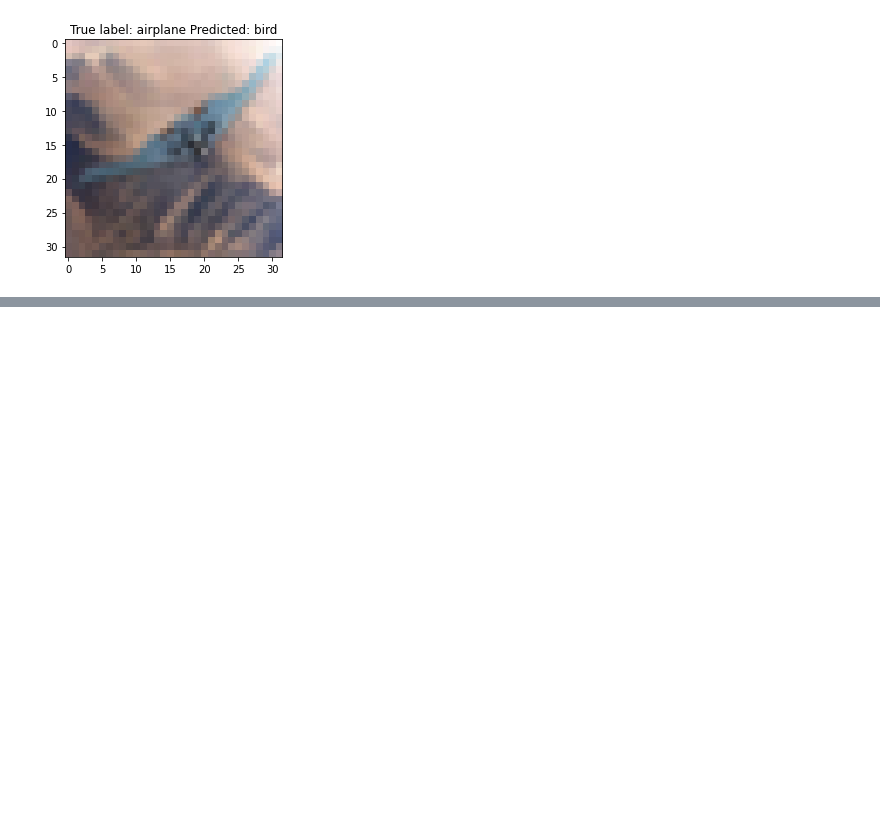
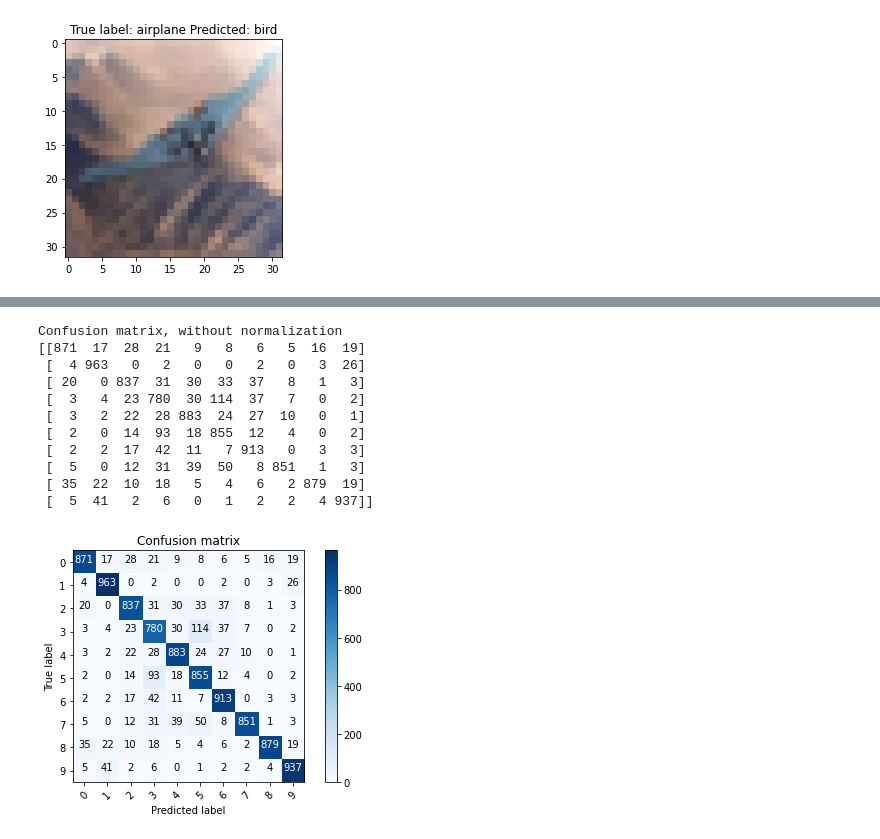
Before and after one commit to kunalbathija/Udemy-TF-2.0, a Jupyter notebook: CNN_CIFAR.ipynb, the cells around one changed output, grey strips where cells are left out. Cells and saved outputs as stored; diff of their text form; code cells hidden in the pictures; blank space fills up the shorter version.

```diff
--- a/CNN_CIFAR.ipynb
+++ b/CNN_CIFAR.ipynb
@@ -154,0 +256,56 @@ plt.title("True label: %s Predicted: %s" % (labels[y_test[i]], labels[p_test[i]]
+# %%
+from sklearn.metrics import confusion_matrix
+import itertools
+
+def plot_confusion_matrix(cm, classes,
+                          normalize=False,
+                          title='Confusion matrix',
+                          cmap=plt.cm.Blues):
+  """
+  This function prints and plots the confusion matrix.
+  Normalization can be applied by setting `normalize=True`.
+  """
+  if normalize:
+      cm = cm.astype('float') / cm.sum(axis=1)[:, np.newaxis]
+      print("Normalized confusion matrix")
+  else:
+      print('Confusion matrix, without normalization')
+
+  print(cm)
+
+  plt.imshow(cm, interpolation='nearest', cmap=cmap)
+  plt.title(title)
+  plt.colorbar()
+  tick_marks = np.arange(len(classes))
+  plt.xticks(tick_marks, classes, rotation=45)
+  plt.yticks(tick_marks, classes)
+
+  fmt = '.2f' if normalize else 'd'
+  thresh = cm.max() / 2.
+  for i, j in itertools.product(range(cm.shape[0]), range(cm.shape[1])):
+      plt.text(j, i, format(cm[i, j], fmt),
+               horizontalalignment="center",
+               color="white" if cm[i, j] > thresh else "black")
+
+  plt.tight_layout()
+  plt.ylabel('True label')
+  plt.xlabel('Predicted label')
+  plt.show()
+
+
+p_test = model.predict(x_test).argmax(axis=1)
+cm = confusion_matrix(y_test, p_test)
+plot_confusion_matrix(cm, list(range(10)))
+# %% [output]
+Confusion matrix, without normalization
+[[871  17  28  21   9   8   6   5  16  19]
+ [  4 963   0   2   0   0   2   0   3  26]
+ [ 20   0 837  31  30  33  37   8   1   3]
+ [  3   4  23 780  30 114  37   7   0   2]
+ [  3   2  22  28 883  24  27  10   0   1]
+ [  2   0  14  93  18 855  12   4   0   2]
+ [  2   2  17  42  11   7 913   0   3   3]
+ [  5   0  12  31  39  50   8 851   1   3]
+ [ 35  22  10  18   5   4   6   2 879  19]
+ [  5  41   2   6   0   1   2   2   4 937]]
+[figure, added]
```
Also changed, not shown: parts of 12 cells of this notebook.
